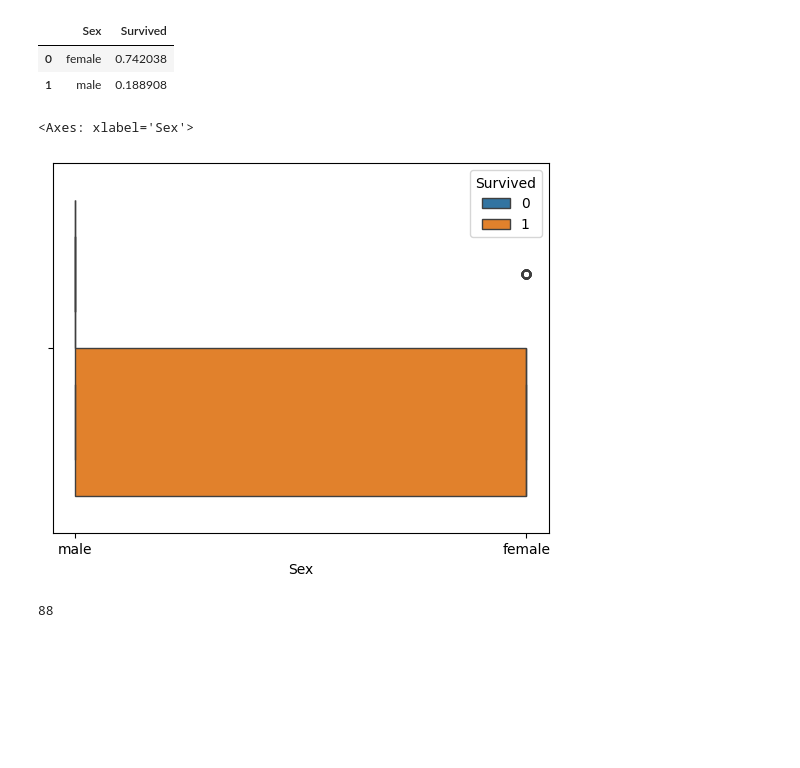
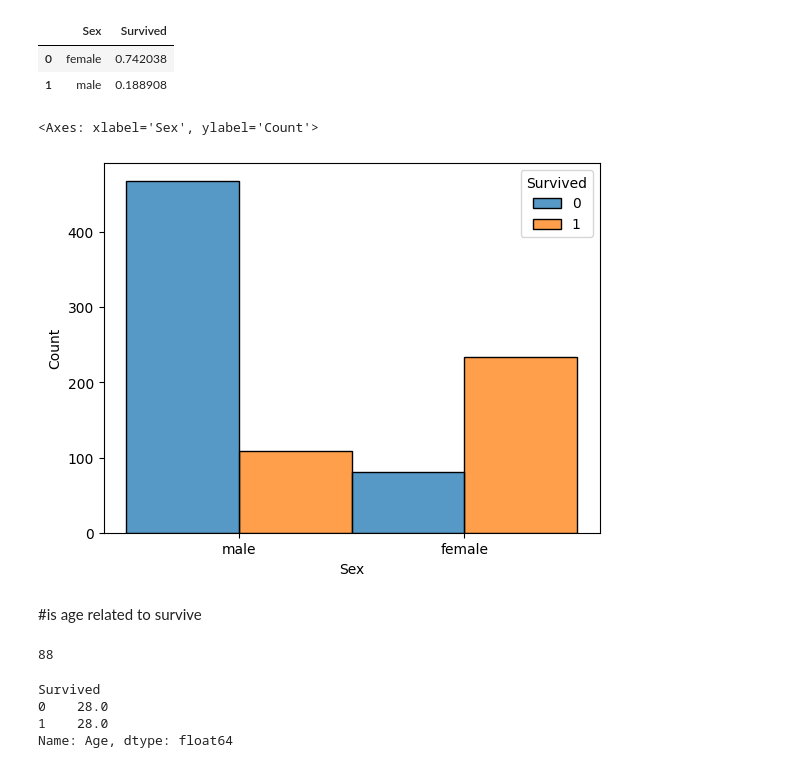
Before and after one commit to utkuseyithanoglu/utku_data-analyst, a Jupyter notebook: src/explore.ipynb, the cells around one changed output. Saved outputs shown, nothing was run; the diff lists cells and outputs as text; code cells hidden in the pictures; blank space fills up the shorter version.

```diff
--- a/src/explore.ipynb
+++ b/src/explore.ipynb
@@ -499,11 +499,20 @@ my_df.groupby('Sex')['Survived'].mean().reset_index()
 | 0 | female | 0.742038 |
 | 1 | male | 0.188908 |
 # %%
-sns.boxplot(data=my_df,x=my_df['Sex'],hue='Survived')
+sns.histplot(data=my_df,x='Sex',hue='Survived',multiple='dodge')
 # %% [output]
-<Axes: xlabel='Sex'>
+<Axes: xlabel='Sex', ylabel='Count'>
-[figure, old version]
+[figure, new version]
+# %% [markdown]
+#is age related to survive
 # %%
 my_df['Age'].nunique()
 # %% [output]
 88
+# %%
+my_df.groupby('Survived')['Age'].median()
+# %% [output]
+Survived
+0    28.0
+1    28.0
+Name: Age, dtype: float64
```
Also changed, not shown: parts of 18 cells of this notebook.
